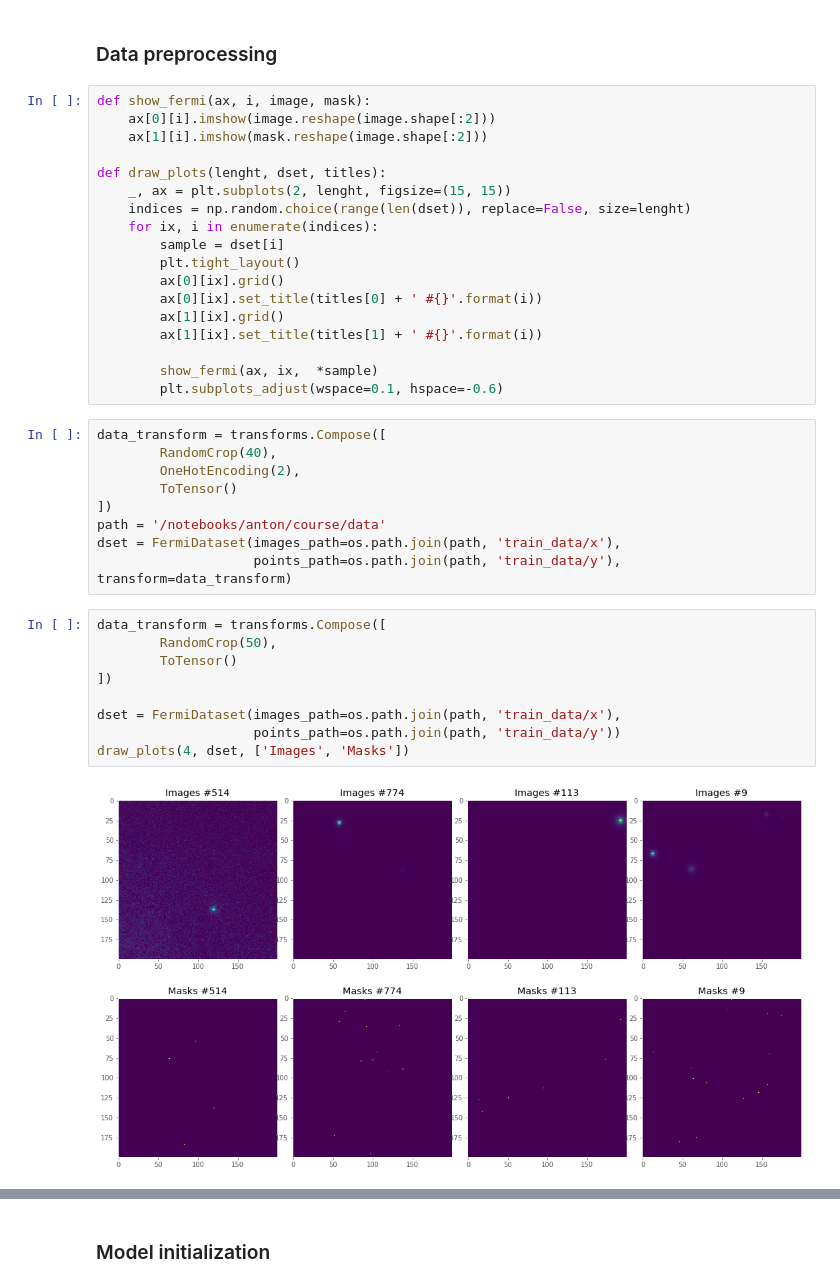
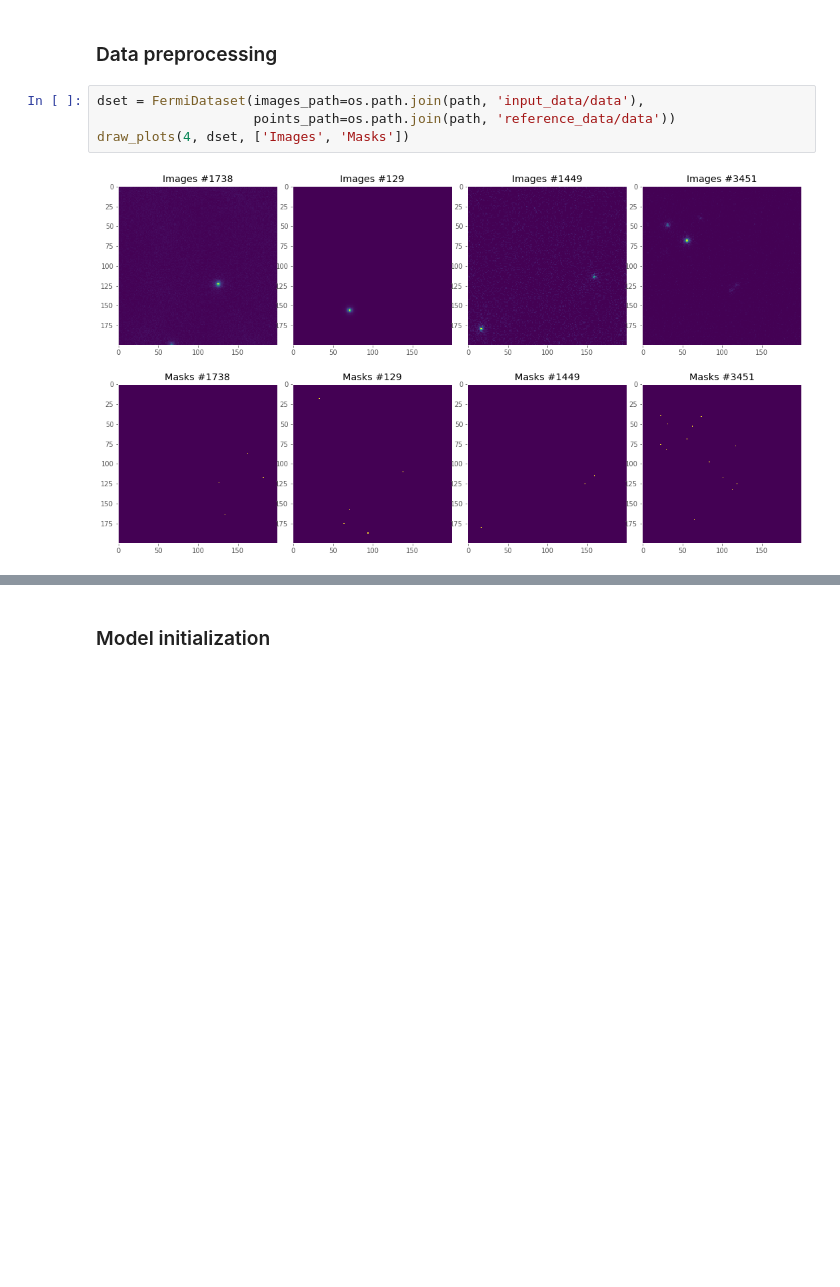
Before and after one commit to anton-br/fermi_denoising, a Jupyter notebook: CNN/segmentation.ipynb, the cells around one changed output, grey strips where cells are left out. Cells and saved outputs as stored; diff of their text form; blank space fills up the shorter version.

```diff
--- a/CNN/segmentation.ipynb
+++ b/CNN/segmentation.ipynb
@@ -25,43 +24,11 @@ env: CUDA_VISIBLE_DEVICES=0
 # %% [markdown]
 ### Data preprocessing
-# %%
-def show_fermi(ax, i, image, mask):
-    ax[0][i].imshow(image.reshape(image.shape[:2]))
-    ax[1][i].imshow(mask.reshape(image.shape[:2]))
-
-def draw_plots(lenght, dset, titles):
-    _, ax = plt.subplots(2, lenght, figsize=(15, 15))
-    indices = np.random.choice(range(len(dset)), replace=False, size=lenght)
-    for ix, i in enumerate(indices):
-        sample = dset[i]
-        plt.tight_layout()
-        ax[0][ix].grid()
-        ax[0][ix].set_title(titles[0] + ' #{}'.format(i))
-        ax[1][ix].grid()
-        ax[1][ix].set_title(titles[1] + ' #{}'.format(i))
-
-        show_fermi(ax, ix,  *sample)
-        plt.subplots_adjust(wspace=0.1, hspace=-0.6)
-# %%
-data_transform = transforms.Compose([
-        RandomCrop(40),
-        OneHotEncoding(2),
-        ToTensor()
-])
-path = '/notebooks/anton/course/data'
-dset = FermiDataset(images_path=os.path.join(path, 'train_data/x'),
-                    points_path=os.path.join(path, 'train_data/y'), transform=data_transform)
 # %%
-data_transform = transforms.Compose([
-        RandomCrop(50),
-        ToTensor()
-])
-
-dset = FermiDataset(images_path=os.path.join(path, 'train_data/x'),
-                    points_path=os.path.join(path, 'train_data/y'))
+dset = FermiDataset(images_path=os.path.join(path, 'input_data/data'),
+                    points_path=os.path.join(path, 'reference_data/data'))
 draw_plots(4, dset, ['Images', 'Masks'])
 # %% [output]
-[figure, old version]
+[figure, new version]
 # %%
 SIZE = 20
 BATCH_SIZE = 30
```
Also changed, not shown: parts of 8 cells of this notebook, 1 other file.
